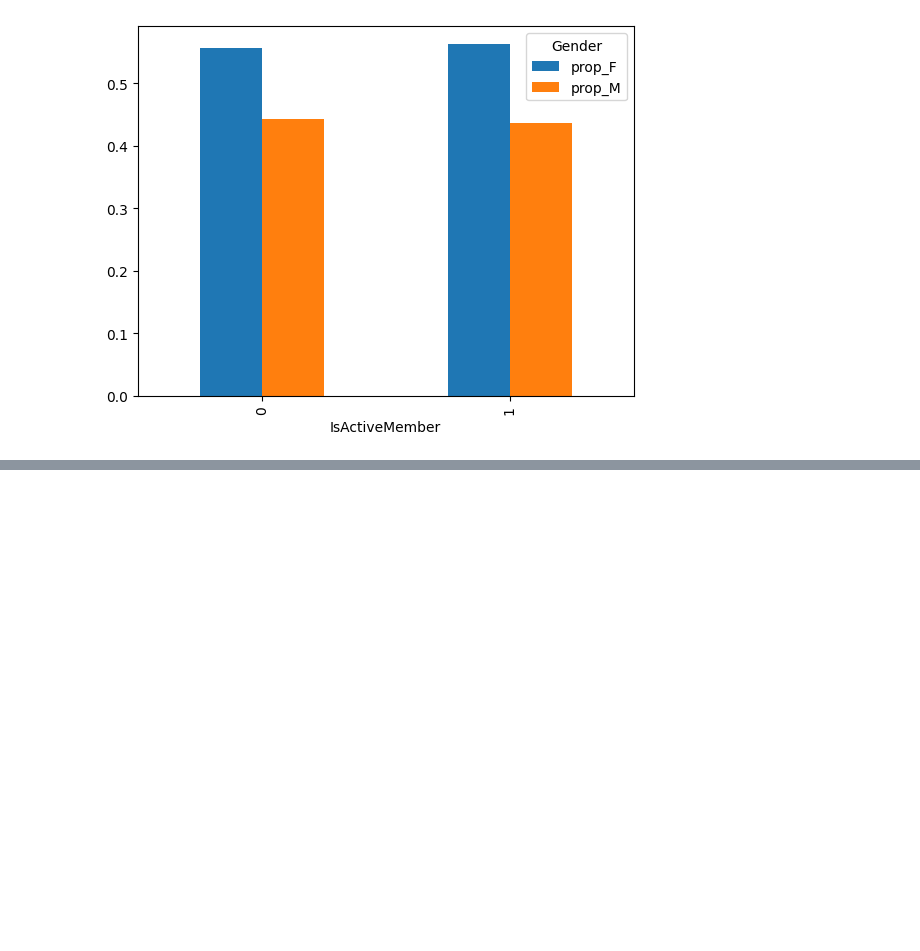
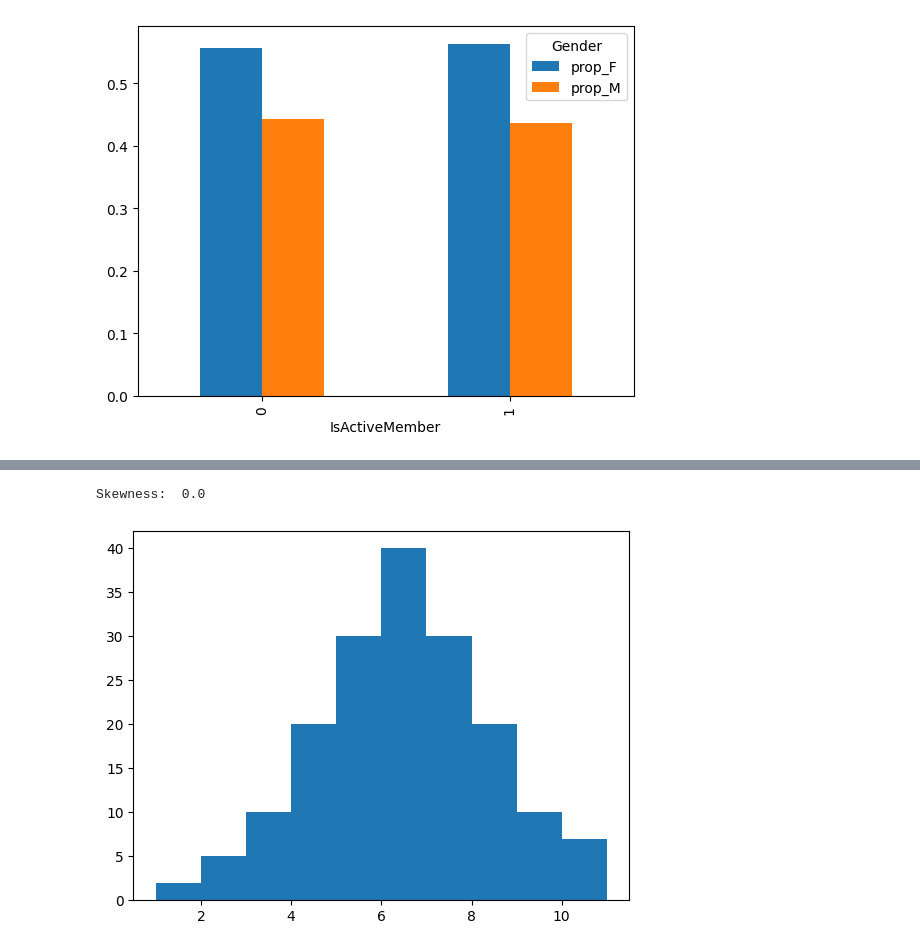
Before and after one commit to Omkar210/Statistics-and-ML, a Jupyter notebook: Day8.ipynb, the cells around one changed output, grey strips where cells are left out. Saved outputs shown, nothing was run; the diff lists cells and outputs as text; code cells hidden in the pictures; blank space fills up the shorter version.

```diff
--- a/Day8.ipynb
+++ b/Day8.ipynb
@@ -384,0 +408,7 @@ tb1
+# %%
+x3 = np.repeat([1,2,3,4,5,6,7,8,9,10,11],[2,5,10,20,30,40,30,20,10,5,2])
+plt.hist(x3)
+print('Skewness: ',stats.skew(x3))
+# %% [output]
+Skewness:  0.0
+[figure, added]
```
Also changed, not shown: parts of 11 cells of this notebook.
